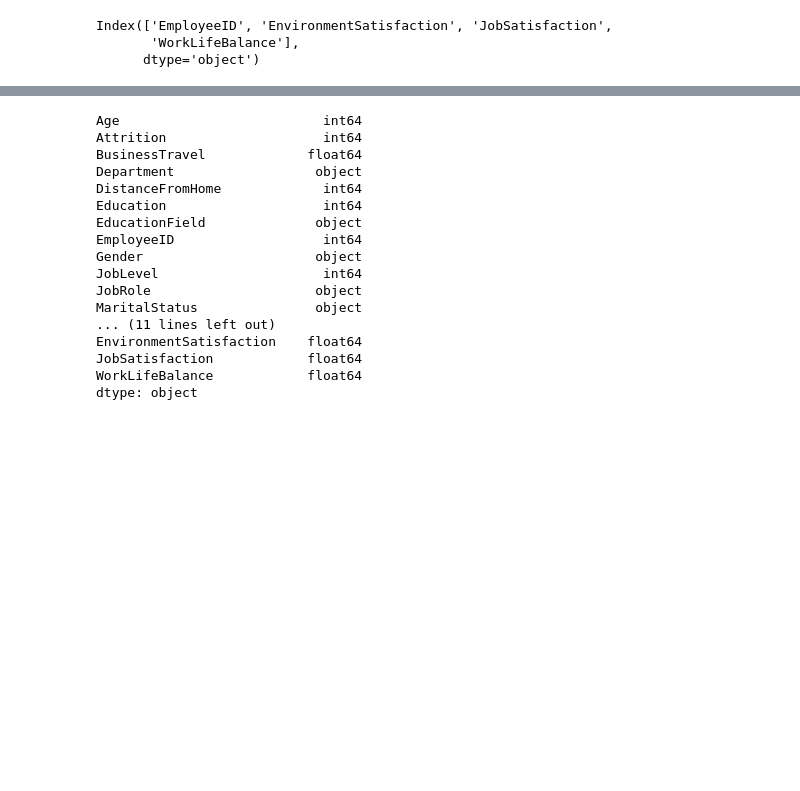
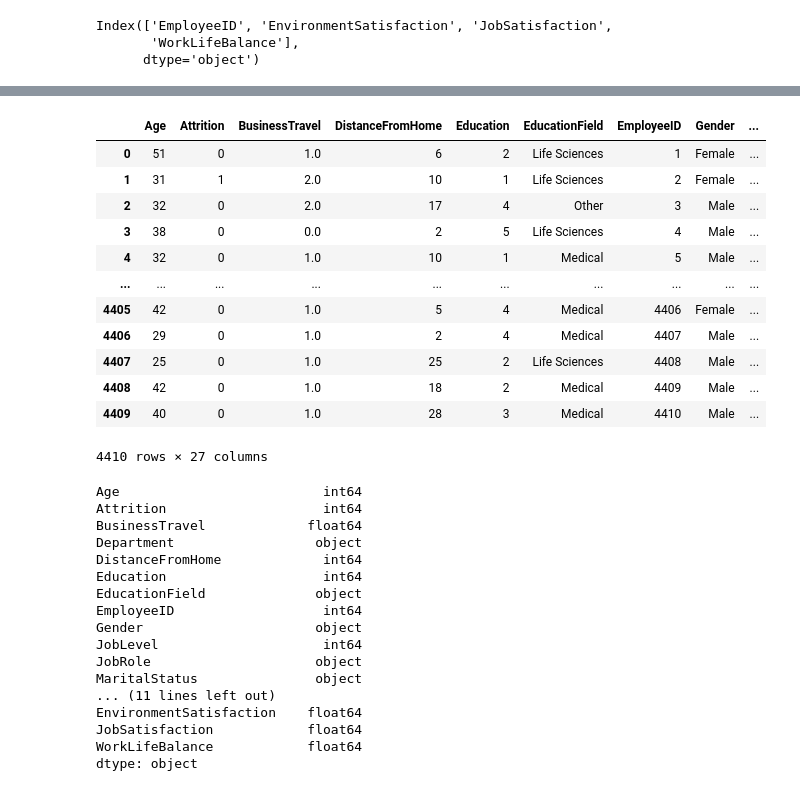
Before and after one commit to kkdsdesilva/employee-attrition-rate, a Jupyter notebook: notebooks/first_look.ipynb, the cells around one changed output, grey strips where cells are left out. Saved outputs shown, nothing was run; the diff lists cells and outputs as text; code cells hidden in the pictures; blank space fills up the shorter version.

```diff
--- a/notebooks/first_look.ipynb
+++ b/notebooks/first_look.ipynb
@@ -79,3 +100,19 @@ oe = OrdinalEncoder()
+# %%
+pd.get_dummies(data, columns=['Department'], drop_first=True)
+# %% [output]
+|  | Age | Attrition | BusinessTravel | DistanceFromHome | Education | EducationField | EmployeeID | Gender | ... |
+| 0 | 51 | 0 | 1.0 | 6 | 2 | Life Sciences | 1 | Female | ... |
+| 1 | 31 | 1 | 2.0 | 10 | 1 | Life Sciences | 2 | Female | ... |
+| 2 | 32 | 0 | 2.0 | 17 | 4 | Other | 3 | Male | ... |
+| 3 | 38 | 0 | 0.0 | 2 | 5 | Life Sciences | 4 | Male | ... |
+| 4 | 32 | 0 | 1.0 | 10 | 1 | Medical | 5 | Male | ... |
+| ... | ... | ... | ... | ... | ... | ... | ... | ... | ... |
+| 4405 | 42 | 0 | 1.0 | 5 | 4 | Medical | 4406 | Female | ... |
+| 4406 | 29 | 0 | 1.0 | 2 | 4 | Medical | 4407 | Male | ... |
+| 4407 | 25 | 0 | 1.0 | 25 | 2 | Life Sciences | 4408 | Male | ... |
+| 4408 | 42 | 0 | 1.0 | 18 | 2 | Medical | 4409 | Male | ... |
+| 4409 | 40 | 0 | 1.0 | 28 | 3 | Medical | 4410 | Male | ... |
+4410 rows × 27 columns
 # %%
 load_data(preprocessed=True).dtypes
 # %% [output]
```
Also changed, not shown: parts of 2 cells of this notebook, 10 other files.
